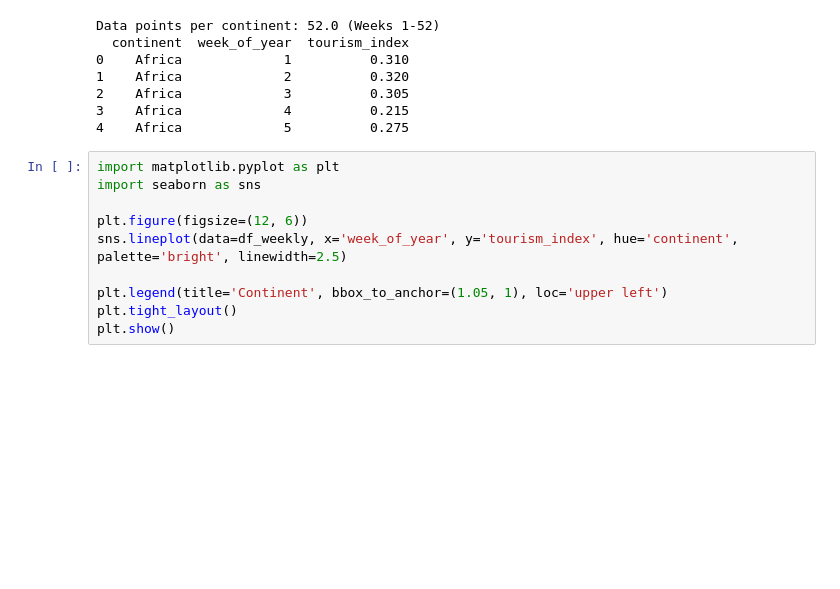
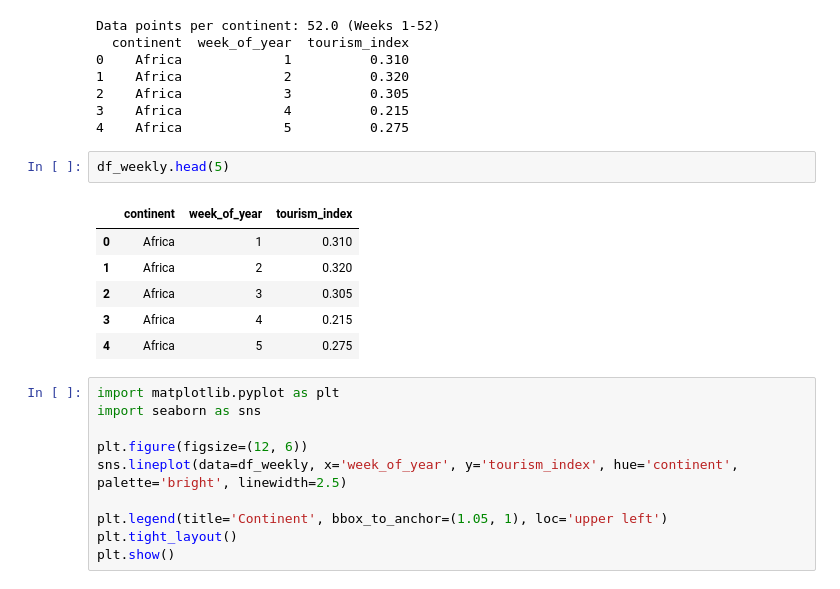
Before and after one commit to FahdKhater/Data-Analysis-Project, a Jupyter notebook: Question3/Analysis.ipynb, the cells around one changed output. Saved outputs shown, nothing was run; the diff lists cells and outputs as text; blank space fills up the shorter version.

```diff
--- a/Question3/Analysis.ipynb
+++ b/Question3/Analysis.ipynb
@@ -27,6 +27,15 @@ Data points per continent: 52.0 (Weeks 1-52)
 2    Africa             3          0.305
 3    Africa             4          0.215
 4    Africa             5          0.275
+# %%
+df_weekly.head(5)
+# %% [output]
+|  | continent | week_of_year | tourism_index |
+| 0 | Africa | 1 | 0.310 |
+| 1 | Africa | 2 | 0.320 |
+| 2 | Africa | 3 | 0.305 |
+| 3 | Africa | 4 | 0.215 |
+| 4 | Africa | 5 | 0.275 |
 # %%
 import matplotlib.pyplot as plt
 import seaborn as sns
```
Also changed, not shown: parts of 3 cells of this notebook.
